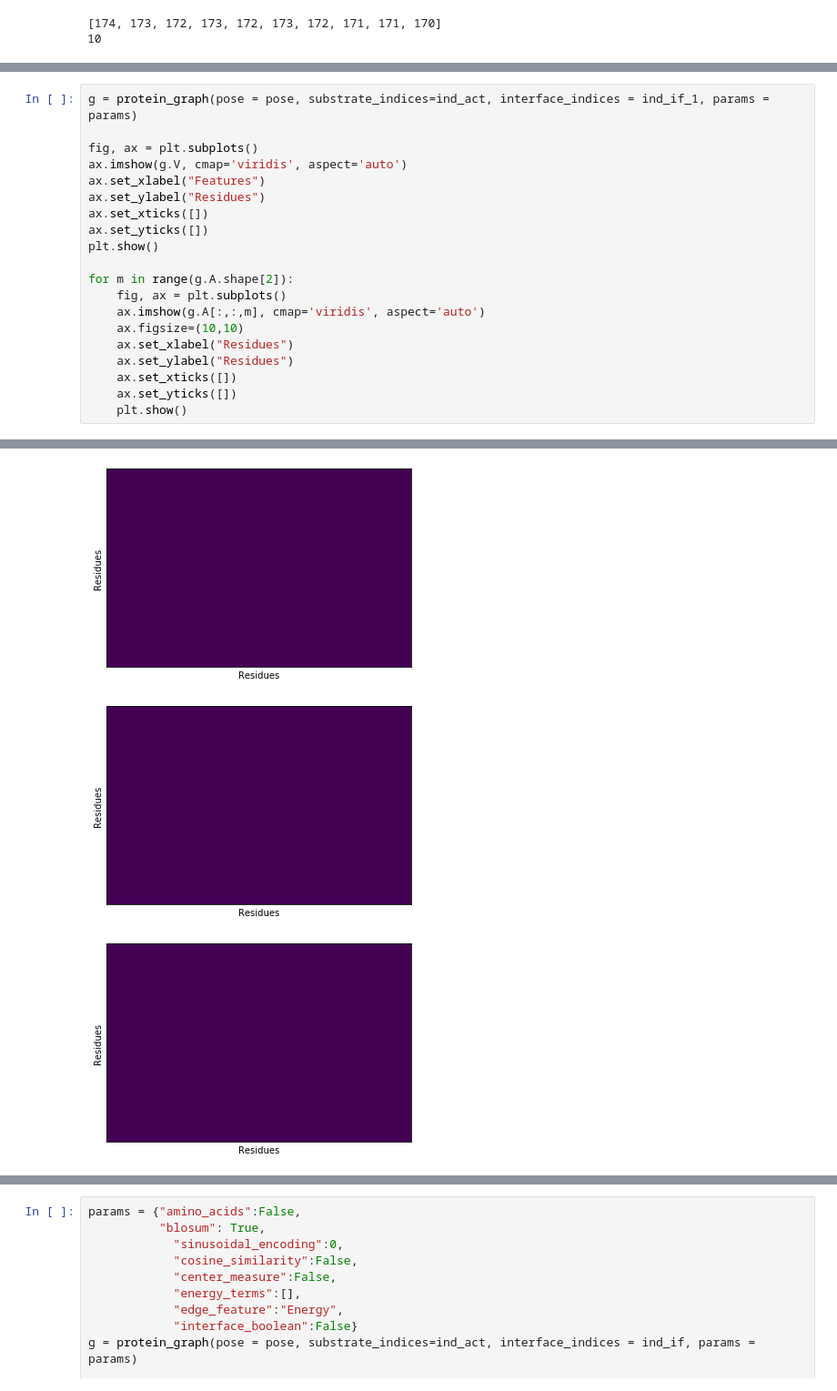
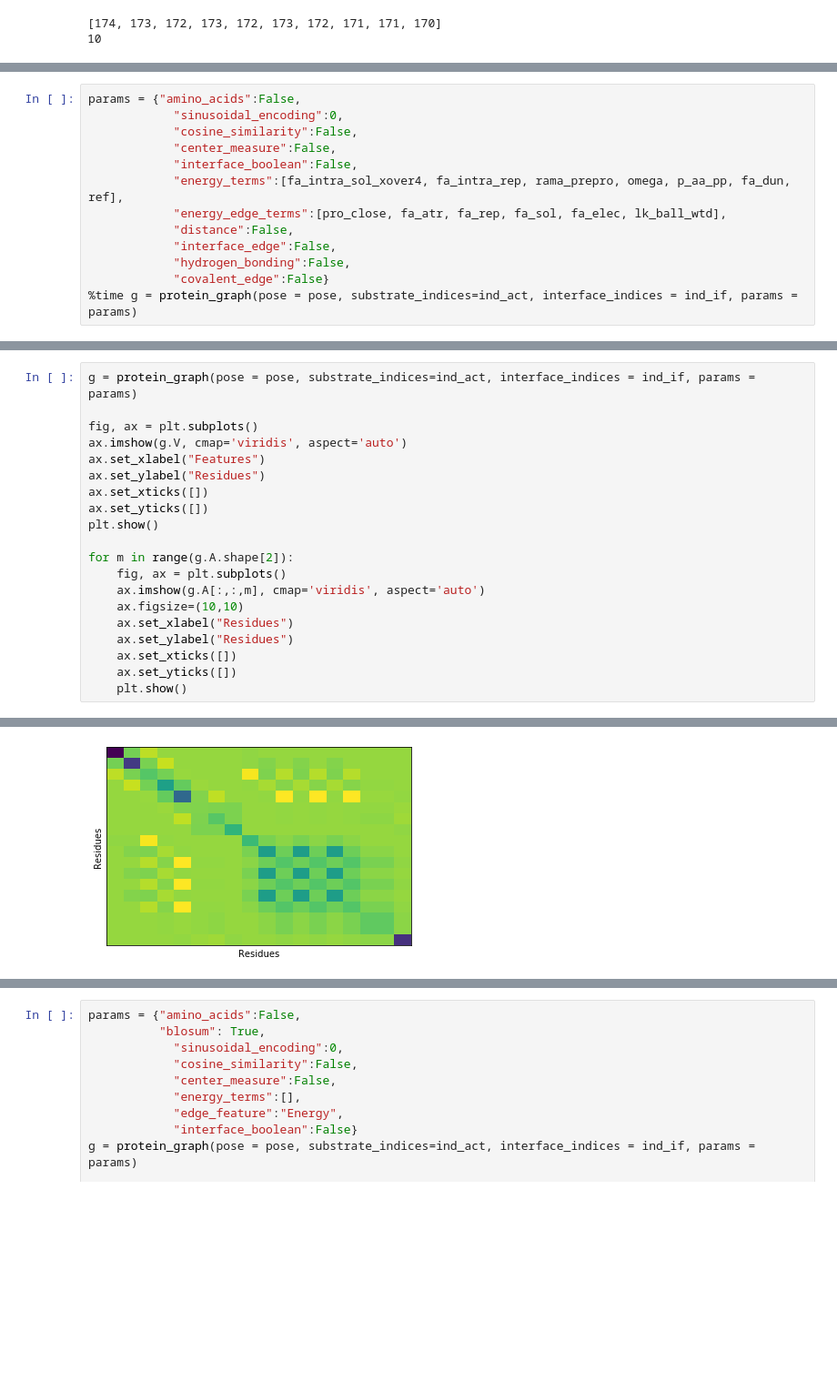
Before and after one commit to SamuelStentz/Graph-Convolutional-Neural-Network, a Jupyter notebook: GraphGeneration/Test Graph Generation.ipynb, the cells around one changed output, grey strips where cells are left out. Shown at 91% size. Cells and saved outputs as stored; diff of their text form; blank space fills up the shorter version.

Commit message:
new dicts and search space looks at. Fixed issue with sidechain COM and added all ref2015 energy terms into model

```diff
--- a/GraphGeneration/Test Graph Generation.ipynb
+++ b/GraphGeneration/Test Graph Generation.ipynb
@@ -117,0 +93,13 @@ Wall time: 86.3 ms
+# %%
+params = {"amino_acids":False,
+            "sinusoidal_encoding":0,
+            "cosine_similarity":False,
+            "center_measure":False,
+            "interface_boolean":False,
+            "energy_terms":[fa_intra_sol_xover4, fa_intra_rep, rama_prepro, omega, p_aa_pp, fa_dun, ref],
+            "energy_edge_terms":[pro_close, fa_atr, fa_rep, fa_sol, fa_elec, lk_ball_wtd],
+            "distance":False,
+            "interface_edge":False,
+            "hydrogen_bonding":False,
+            "covalent_edge":False}
+%time g = protein_graph(pose = pose, substrate_indices=ind_act, interface_indices = ind_if, params = params)
@@ -118,5 +110,5 @@ Wall time: 86.3 ms
 # %%
-g = protein_graph(pose = pose, substrate_indices=ind_act, interface_indices = ind_if_1, params = params)
+g = protein_graph(pose = pose, substrate_indices=ind_act, interface_indices = ind_if, params = params)
 
 fig, ax = plt.subplots()
 ax.imshow(g.V, cmap='viridis', aspect='auto')
@@ -146,3 +138 @@ core.scoring.ScoreFunctionFactory: SCOREFUNCTION: ref2015
-[figure, old version]
+[figure, new version]
-[figure, removed]
-[figure, removed]
```
Also changed, not shown: parts of 11 cells of this notebook, 21 other files.
